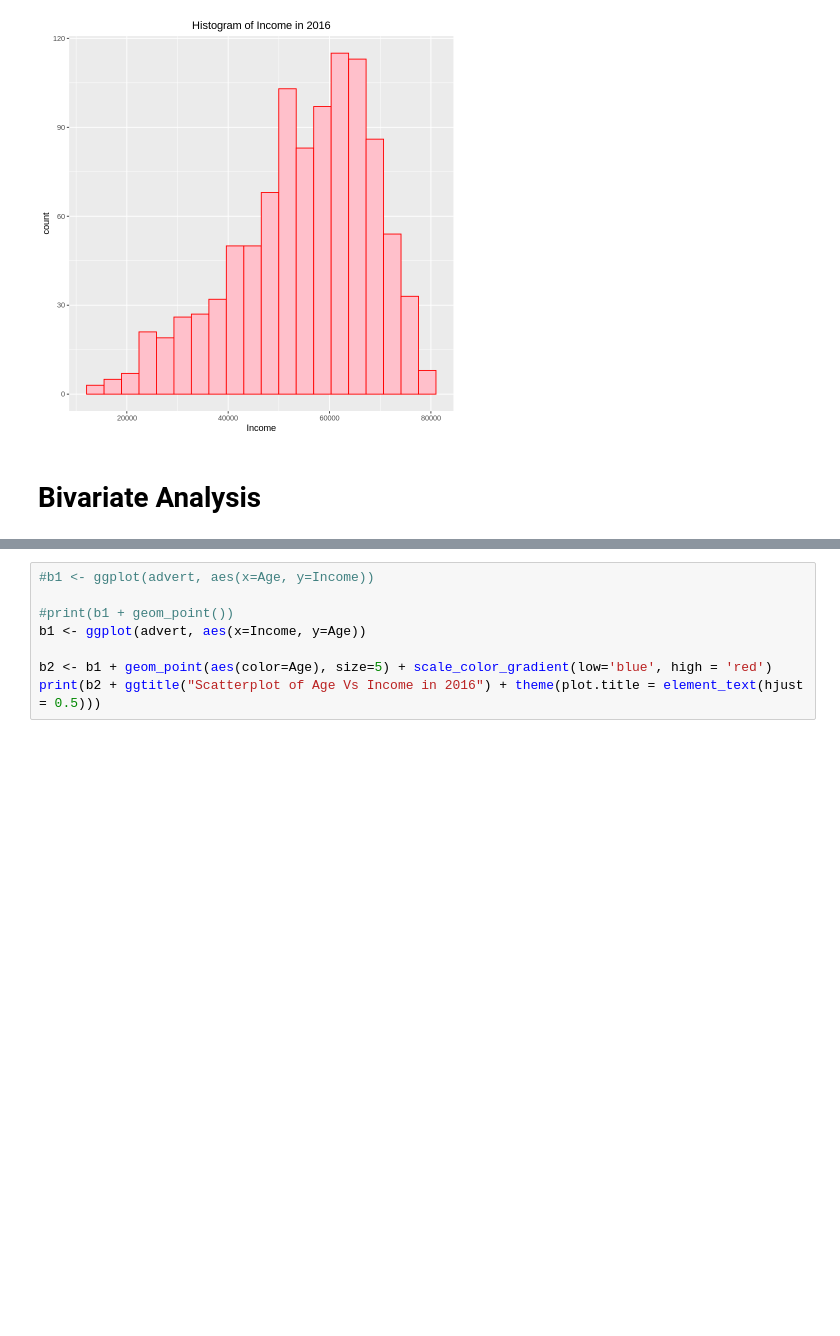
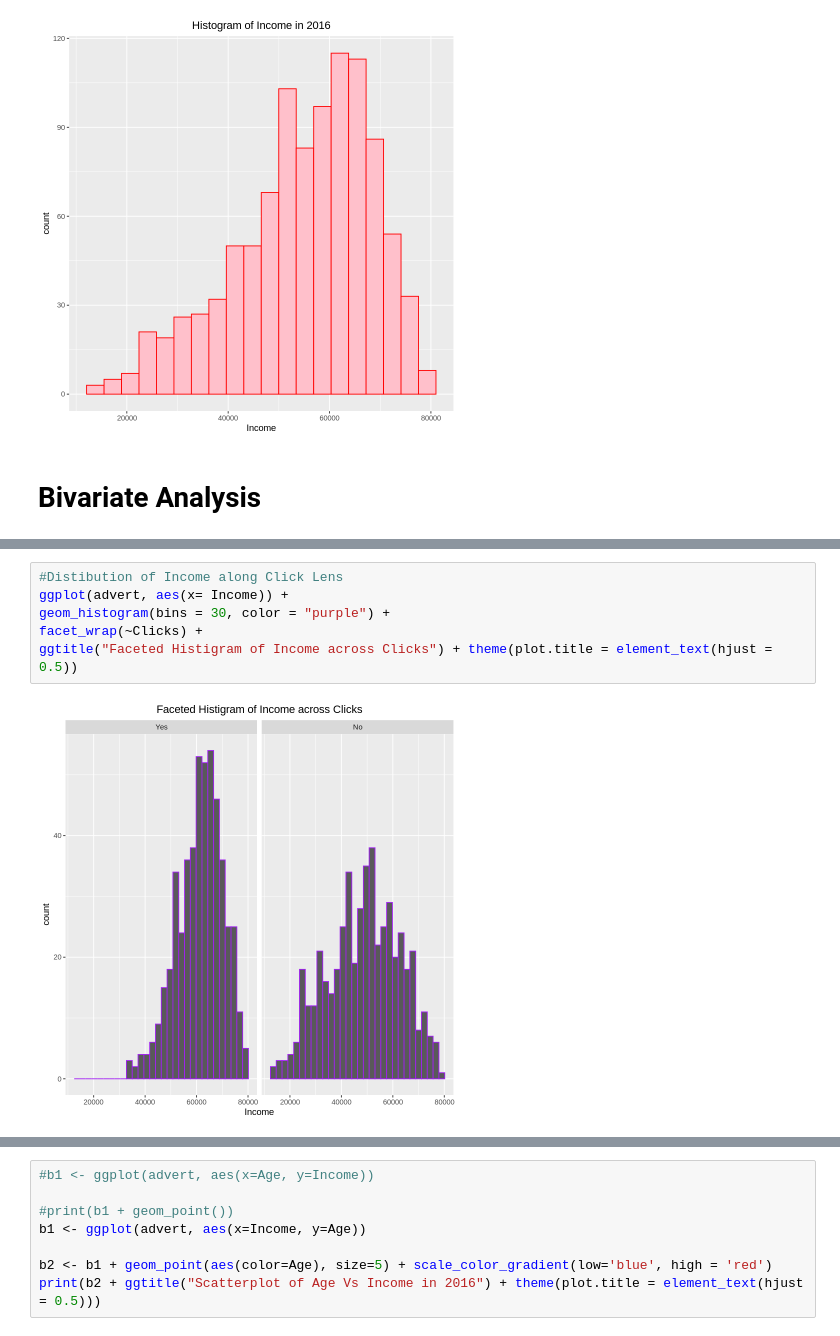
Before and after one commit to Obreintelly/Univariate_Bivariate_Analysis_in_R, a Jupyter notebook: Univariate_Bivariate_Analysis_with_R.ipynb, the cells around one changed output, grey strips where cells are left out. Saved outputs shown, nothing was run; the diff lists cells and outputs as text; blank space fills up the shorter version.

```diff
--- a/Univariate_Bivariate_Analysis_with_R.ipynb
+++ b/Univariate_Bivariate_Analysis_with_R.ipynb
@@ -358,0 +371,8 @@ print(p2 + ggtitle("Histogram of Income in 2016") + theme(plot.title = element_t
+# %%
+#Distibution of Income along Click Lens
+ggplot(advert, aes(x= Income)) +
+geom_histogram(bins = 30, color = "purple") +
+facet_wrap(~Clicks) +
+ggtitle("Faceted Histigram of Income across Clicks") + theme(plot.title = element_text(hjust = 0.5))
+# %% [output]
+[figure, added]
```
Also changed, not shown: parts of 20 cells of this notebook.
